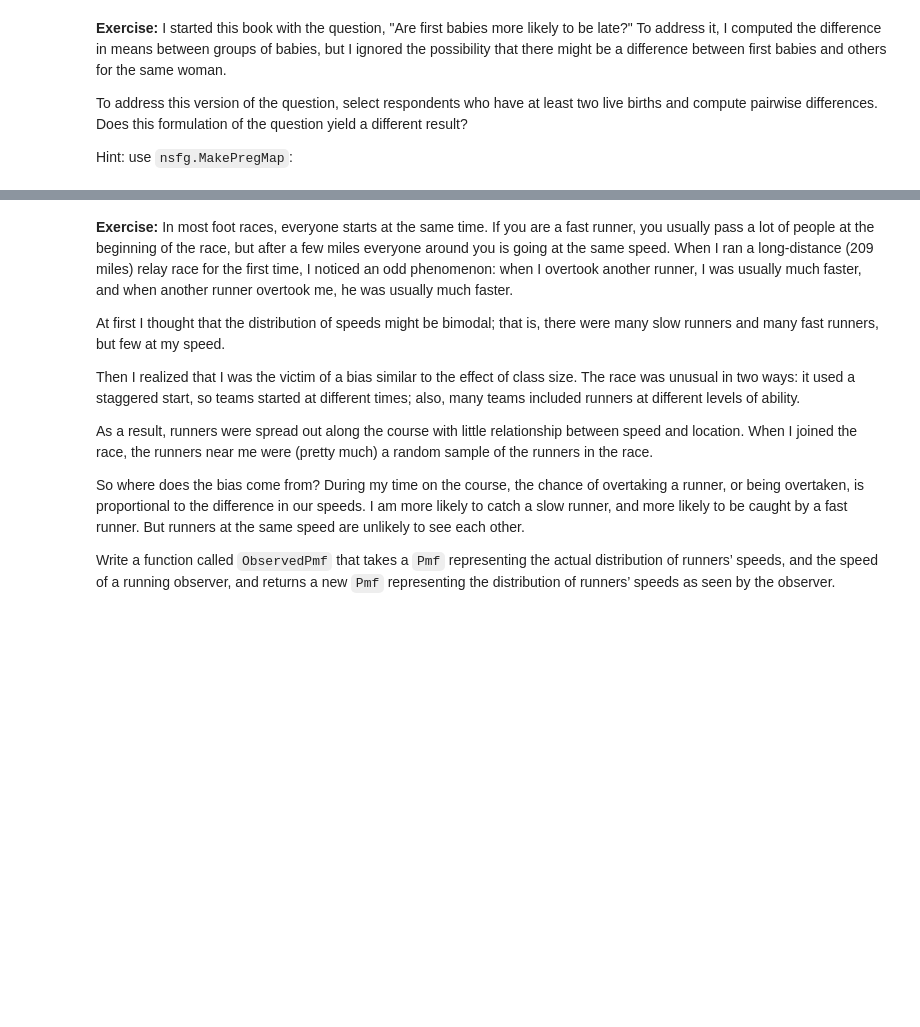
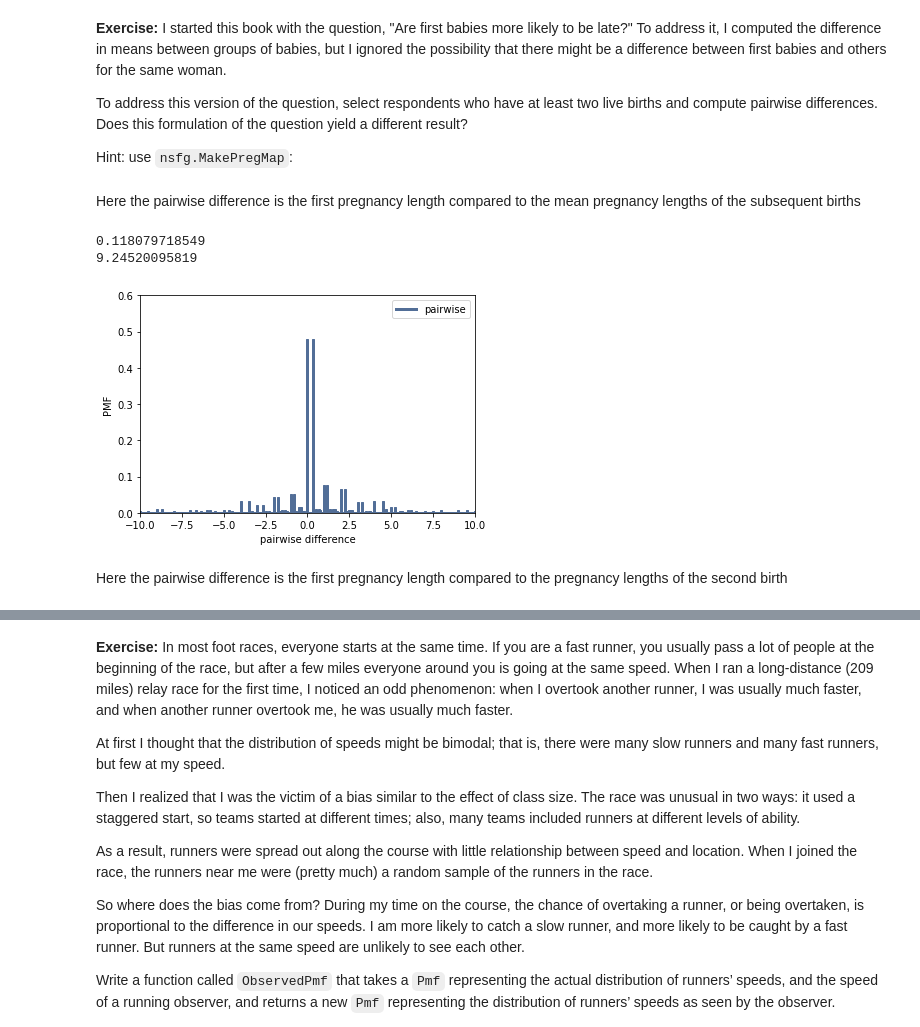
Before and after one commit to sameerank/ThinkStats2, a Jupyter notebook: code/chap03ex.ipynb, the cells around one changed output, grey strips where cells are left out. Saved outputs shown, nothing was run; the diff lists cells and outputs as text; code cells hidden in the pictures; blank space fills up the shorter version.

```diff
--- a/code/chap03ex.ipynb
+++ b/code/chap03ex.ipynb
@@ -387,0 +382,23 @@ preg_map = nsfg.MakePregMap(live)
+# %% [markdown]
+Here the pairwise difference is the first pregnancy length compared to the mean pregnancy lengths of the subsequent births
+# %%
+preg_map = nsfg.MakePregMap(live)
+pairwise_diffs = []
+for c_id, b_idxs in preg_map.items():
+    if len(b_idxs) >= 2:
+        prglngth_first = firsts.loc[b_idxs[0]].prglngth
+        prglngth_other = thinkstats2.Pmf(others.loc[b_idxs[1:]].prglngth).Mean()
+        pairwise_diffs.append(prglngth_first - prglngth_other)
+# %%
+# Solution goes here
+pairwise_diffs_pmf = thinkstats2.Pmf(pairwise_diffs, label='pairwise')
+print(PmfMean(pairwise_diffs_pmf))
+print(PmfVar(pairwise_diffs_pmf))
+thinkplot.Pmf(pairwise_diffs_pmf)
+thinkplot.Config(xlabel="pairwise difference", ylabel="PMF", axis=[-10, 10, 0, 0.6])
+# %% [output]
+0.118079718549
+9.24520095819
+[figure, added]
+# %% [markdown]
+Here the pairwise difference is the first pregnancy length compared to the pregnancy lengths of the second birth
```
Also changed, not shown: parts of 10 cells of this notebook.
